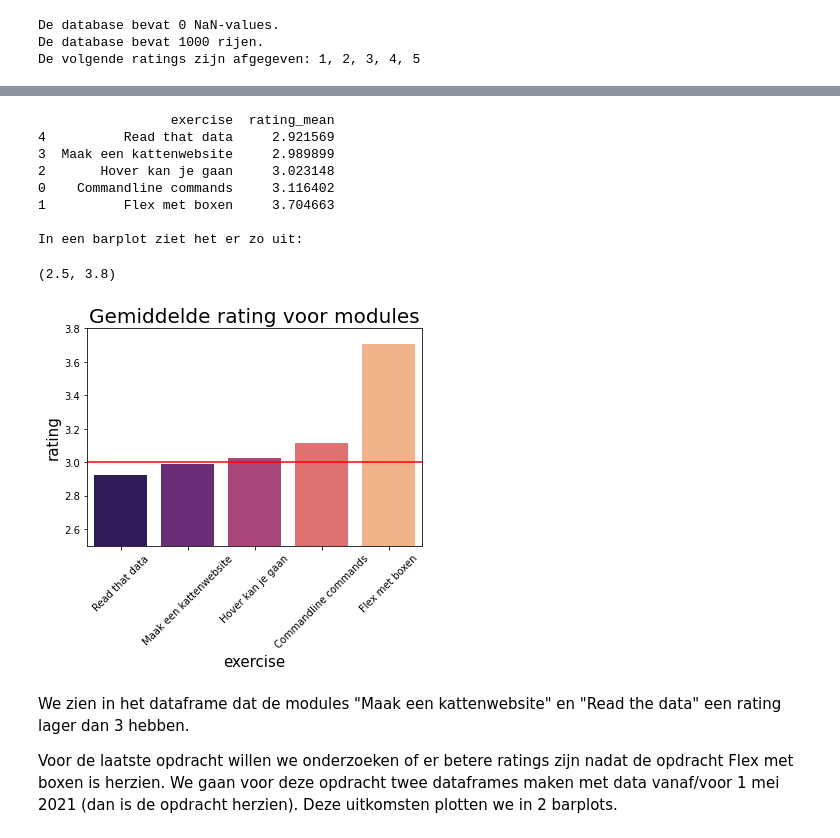
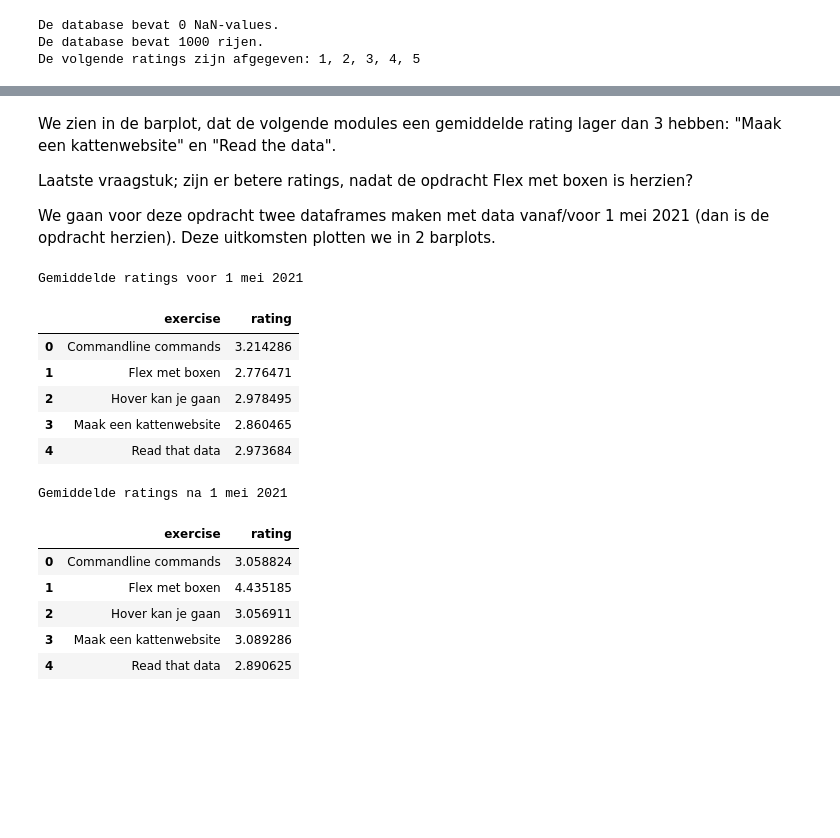
Before and after one commit to Boinkie/-Users-Anja_Macbook-Desktop-bit-academy-Community-opdracht-.git-, a Jupyter notebook: ratings.ipynb, the cells around one changed output, grey strips where cells are left out. Drawn from its saved outputs; the diff is of its cells as text; code cells hidden in the pictures; blank space fills up the shorter version.

```diff
--- a/ratings.ipynb
+++ b/ratings.ipynb
@@ -87,36 +105,45 @@ In een barplot ziet het er zo uit:
-# %%
-# groepeer op exercise en bereken de gemiddelde waarde
-grouped_rating = df.groupby('exercise').agg({'rating': ['mean']})
-
-# hernoem de kolom rating en sorteer van laag naar hoog
-grouped_rating.columns = ['rating_mean']
-grouped_rating = grouped_rating.reset_index().sort_values('rating_mean')
-
-print(grouped_rating)
-print('')
-print('In een barplot ziet het er zo uit:')
-
-#grouped_rating.plot.bar(figsize=(8, 6))
-
-sns.barplot(x='exercise', y='rating_mean', data=grouped_rating, palette = 'magma',)
-plt.xticks(rotation=45, horizontalalignment="center")
-plt.title("Gemiddelde rating voor modules", fontsize=20)
-plt.xlabel("exercise", fontsize=15)
-plt.ylabel("rating", fontsize=15)
-plt.axhline(y=3.0, color='r', linestyle='-')
-plt.ylim([2.5, 3.8])
-# %% [output]
-                 exercise  rating_mean
-4          Read that data     2.921569
-3  Maak een kattenwebsite     2.989899
-2       Hover kan je gaan     3.023148
-0    Commandline commands     3.116402
-1          Flex met boxen     3.704663
-
-In een barplot ziet het er zo uit:
-(2.5, 3.8)
-[figure, removed]
 # %% [markdown]
-We zien in het dataframe dat de modules "Maak een kattenwebsite" en "Read the data" een rating lager dan 3 hebben.
+We zien in de barplot, dat de volgende modules een gemiddelde rating lager dan 3 hebben:
+"Maak een kattenwebsite" en "Read the data".
 
-Voor de laatste opdracht willen we onderzoeken of er betere ratings zijn nadat de opdracht Flex met boxen is herzien. We gaan voor deze opdracht twee dataframes maken met data vanaf/voor 1 mei 2021 (dan is de opdracht herzien). Deze uitkomsten plotten we in 2 barplots.
+Laatste vraagstuk; zijn er betere ratings, nadat de opdracht Flex met boxen is herzien?
+
+We gaan voor deze opdracht twee dataframes maken met data vanaf/voor 1 mei 2021 (dan is de opdracht herzien). Deze uitkomsten plotten we in 2 barplots.
+# %%
+# het datum tijd formaat in de kolom 'date' op de juiste manier formatteren
+df['date'] = pd.to_datetime(df['date'], format='%Y-%m-%d')
+
+# dataframe op 1 mei selecteren
+start_date = "2021-5-1"
+after_start_date = df['date'] >= start_date
+before_start_date = df['date'] < start_date
+
+# creeer 2 dataframes geselecteerd op datum voor en na 1 mei 2021
+df_after = df.loc[after_start_date][['exercise', 'rating']]
+df_before = df.loc[before_start_date][['exercise', 'rating']]
+
+# groupeer dataframe op opdracht 'flex met boxen' en gemiddelde rating
+df_after = df_after.groupby('exercise')['rating'].mean().reset_index()
+df_before = df_before.groupby('exercise')['rating'].mean().reset_index()
+
+# we willen de dataframes naast elkaar zien
+df_before_styler = df_before.style.set_table_attributes("style='display:inline'").set_caption('Gemiddelde ratings voor 1 mei 2021')
+df_after_styler = df_after.style.set_table_attributes("style='display:inline'").set_caption('Gemiddelde ratings na 1 mei 2021')
+
+space = "\xa0" * 10
+display_html(df_before_styler._repr_html_() + space + df_after_styler._repr_html_(), raw=True)
+# %% [output]
+Gemiddelde ratings voor 1 mei 2021
+|  | exercise | rating |
+| 0 | Commandline commands | 3.214286 |
+| 1 | Flex met boxen | 2.776471 |
+| 2 | Hover kan je gaan | 2.978495 |
+| 3 | Maak een kattenwebsite | 2.860465 |
+| 4 | Read that data | 2.973684 |
+Gemiddelde ratings na 1 mei 2021
+|  | exercise | rating |
+| 0 | Commandline commands | 3.058824 |
+| 1 | Flex met boxen | 4.435185 |
+| 2 | Hover kan je gaan | 3.056911 |
+| 3 | Maak een kattenwebsite | 3.089286 |
+| 4 | Read that data | 2.890625 |
```
Also changed, not shown: parts of 10 cells of this notebook, 1 other file.
